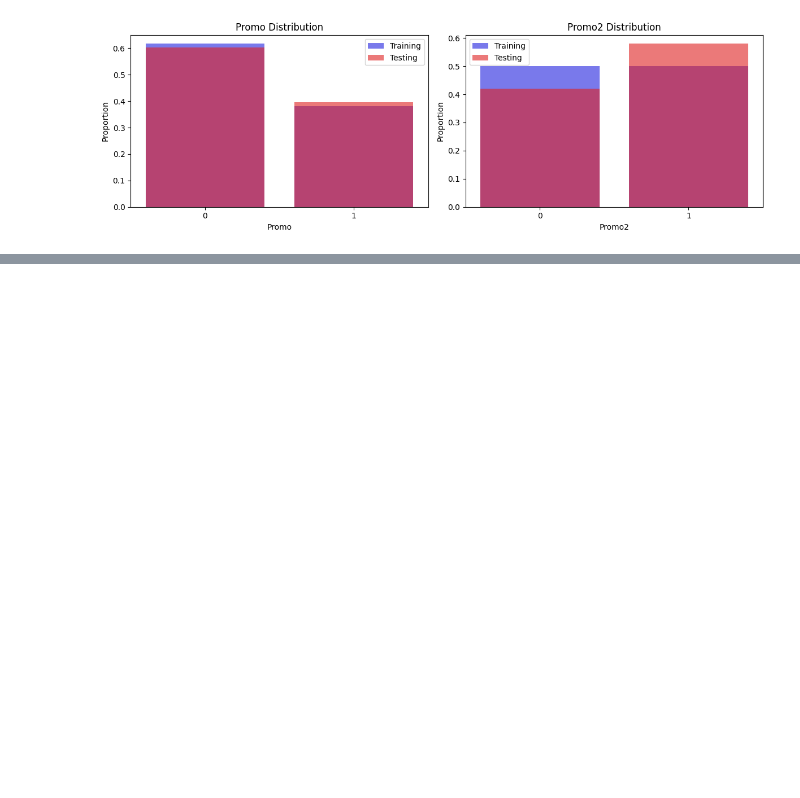
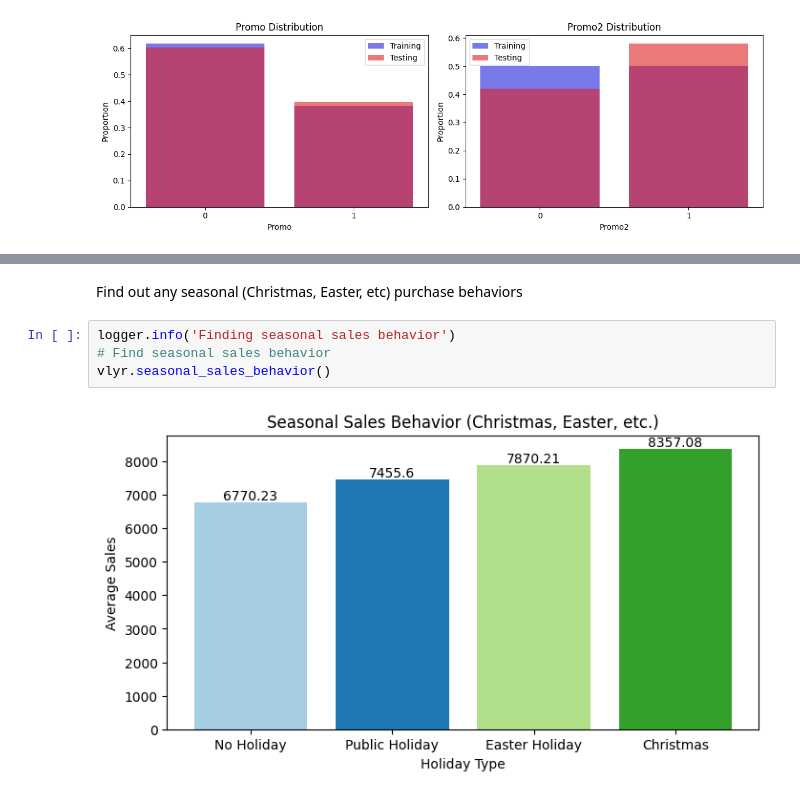
Before and after one commit to ab3lT/10-Academy-Week-4, a Jupyter notebook: notebook/eda.ipynb, the cells around one changed output, grey strips where cells are left out. Saved outputs shown, nothing was run; the diff lists cells and outputs as text; blank space fills up the shorter version.

```diff
--- a/notebook/eda.ipynb
+++ b/notebook/eda.ipynb
@@ -224,0 +284,8 @@ vlyr.compare_sales_behavior()
+# %% [markdown]
+Find out any seasonal (Christmas, Easter, etc) purchase behaviors
+# %%
+logger.info('Finding seasonal sales behavior')
+# Find seasonal sales behavior
+vlyr.seasonal_sales_behavior()
+# %% [output]
+[figure, added]
```
Also changed, not shown: parts of 17 cells of this notebook.
